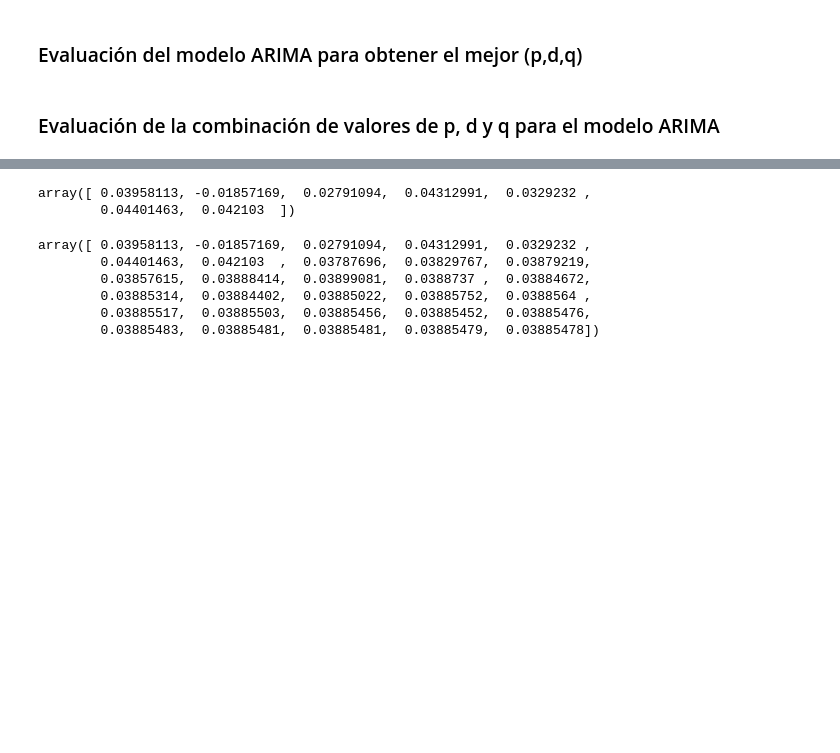
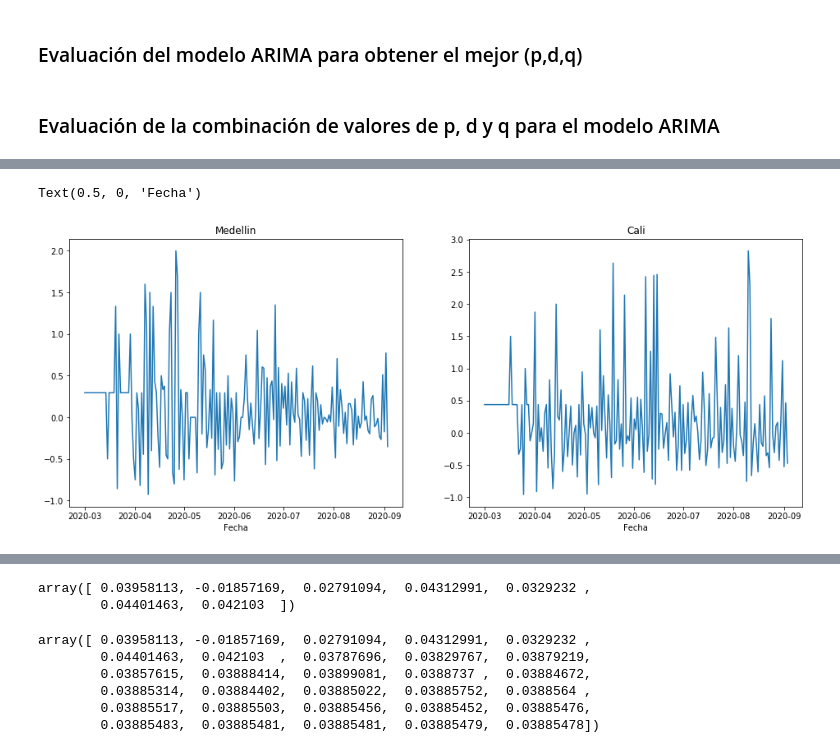
Before and after one commit to AP-2020-1S/covid-19-analiticapedictiva_ajsg, a Jupyter notebook: Entrega Analitica Predictiva.ipynb, the cells around one changed output, grey strips where cells are left out. Saved outputs shown, nothing was run; the diff lists cells and outputs as text; code cells hidden in the pictures; blank space fills up the shorter version.

```diff
--- a/Entrega Analitica Predictiva.ipynb
+++ b/Entrega Analitica Predictiva.ipynb
@@ -208,0 +221,13 @@ df_full.drop(df_full.tail(2).index, inplace=True)
+# %%
+plt.figure(figsize=(16, 6))
+plt.subplot(1, 2 , 1)
+plt.plot(df_norm_medellin['fecha'],df_norm_medellin['casos_diff'])
+plt.title('Medellin')
+plt.xlabel('Fecha')
+plt.subplot(1, 2 , 2)
+plt.plot(df_norm_cali['fecha'],df_norm_cali['casos_diff'])
+plt.title('Cali')
+plt.xlabel('Fecha')
+# %% [output]
+Text(0.5, 0, 'Fecha')
+[figure, added]
```
Also changed, not shown: parts of 37 cells of this notebook.
